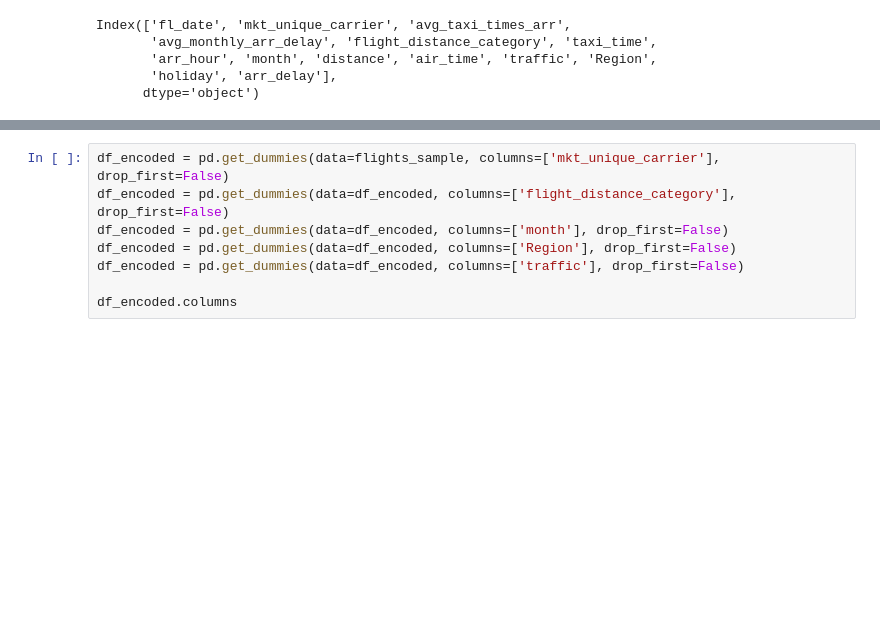
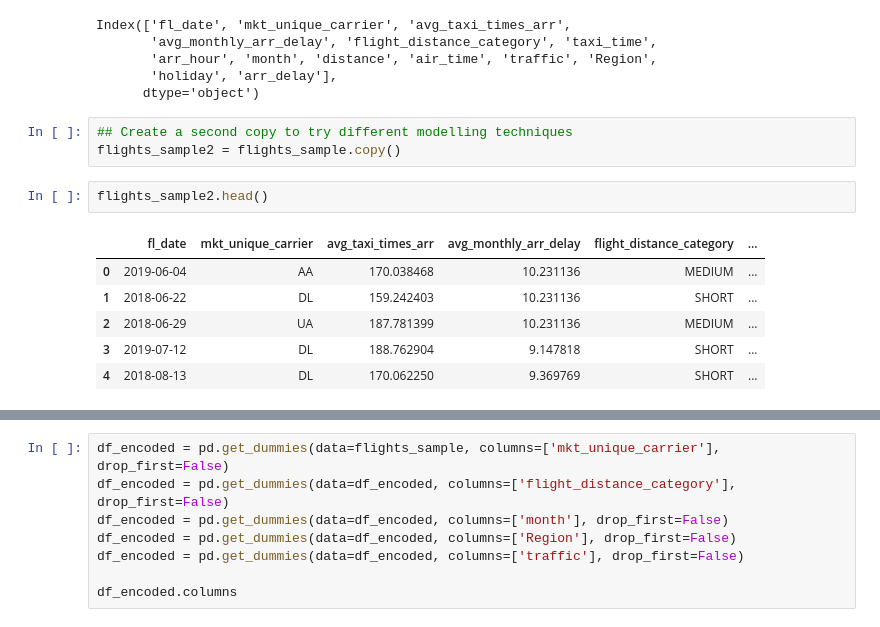
Before and after one commit to Ali-Mohamed23/midterm-project-I, a Jupyter notebook: modeling.ipynb, the cells around one changed output, grey strips where cells are left out. Saved outputs shown, nothing was run; the diff lists cells and outputs as text; blank space fills up the shorter version.

Commit message:
creating models

```diff
--- a/modeling.ipynb
+++ b/modeling.ipynb
@@ -329,3 +329,15 @@ Index(['fl_date', 'mkt_unique_carrier', 'avg_taxi_times_arr',
        'arr_hour', 'month', 'distance', 'air_time', 'traffic', 'Region',
        'holiday', 'arr_delay'],
       dtype='object')
+# %%
+## Create a second copy to try different modelling techniques
+flights_sample2 = flights_sample.copy()
+# %%
+flights_sample2.head()
+# %% [output]
+|  | fl_date | mkt_unique_carrier | avg_taxi_times_arr | avg_monthly_arr_delay | flight_distance_category | ... |
+| 0 | 2019-06-04 | AA | 170.038468 | 10.231136 | MEDIUM | ... |
+| 1 | 2018-06-22 | DL | 159.242403 | 10.231136 | SHORT | ... |
+| 2 | 2018-06-29 | UA | 187.781399 | 10.231136 | MEDIUM | ... |
+| 3 | 2019-07-12 | DL | 188.762904 | 9.147818 | SHORT | ... |
+| 4 | 2018-08-13 | DL | 170.062250 | 9.369769 | SHORT | ... |
```
Also changed, not shown: parts of 33 cells of this notebook, 2 other files.
